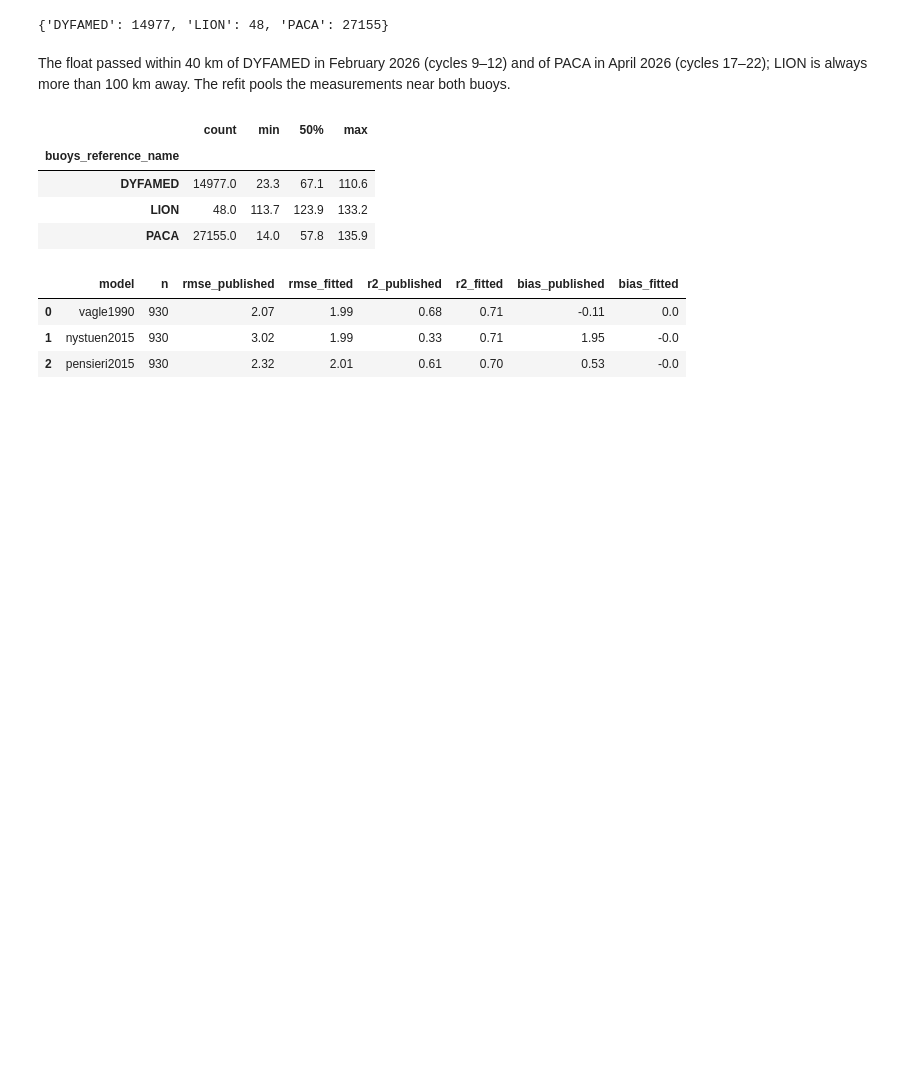
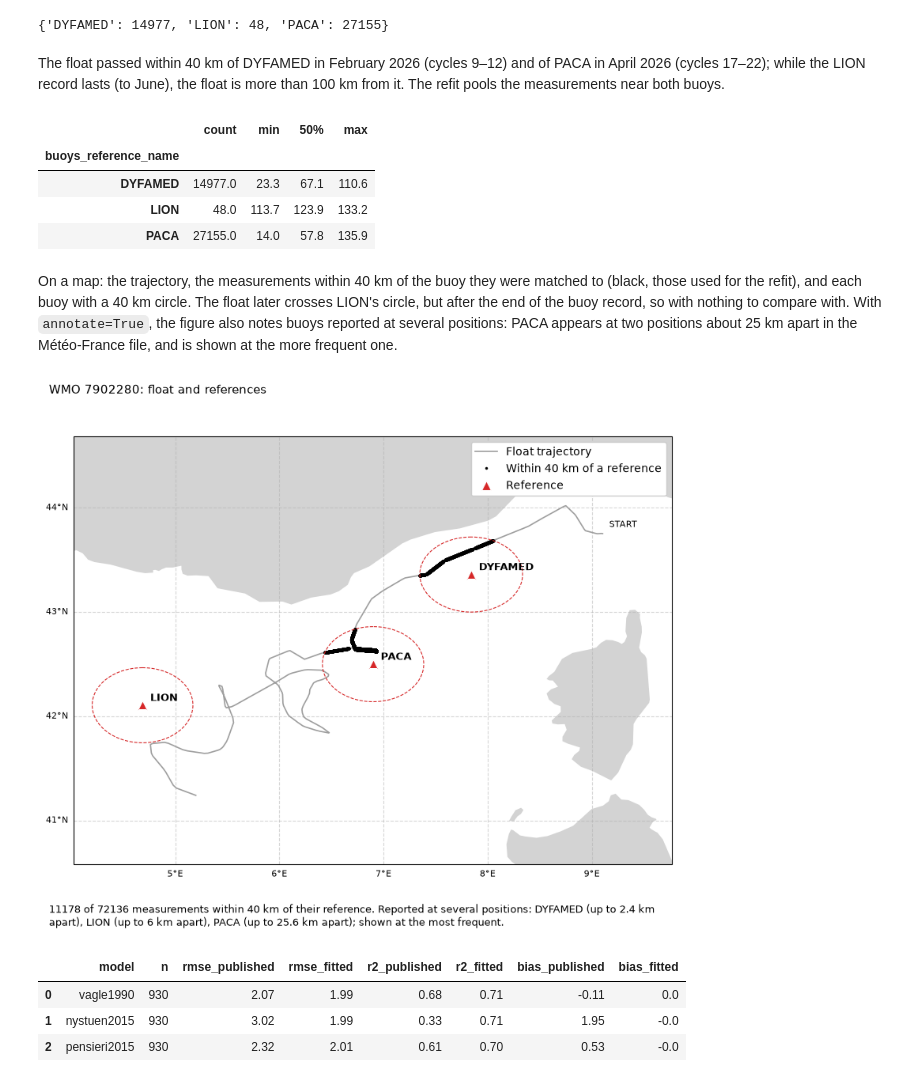
Before and after one commit to louisedelaigue/ArgoPAL, a Jupyter notebook: examples/argopal_tutorial.ipynb, the cells around one changed output. Cells and saved outputs as stored; diff of their text form; code cells hidden in the pictures; blank space fills up the shorter version.

Commit message:
Map of the float trajectory and reference buoys

```diff
--- a/examples/argopal_tutorial.ipynb
+++ b/examples/argopal_tutorial.ipynb
@@ -272,8 +272,9 @@ cal["park"].attrs["references"]["buoys"]["references"]
 {'DYFAMED': 14977, 'LION': 48, 'PACA': 27155}
 # %% [markdown]
 The float passed within 40 km of DYFAMED in February 2026 (cycles 9–12)
-and of PACA in April 2026 (cycles 17–22); LION is always more than 100 km
-away.  The refit pools the measurements near both buoys.
+and of PACA in April 2026 (cycles 17–22); while the LION record lasts
+(to June), the float is more than 100 km from it.  The refit pools the
+measurements near both buoys.
 # %%
 p = cal["park"]
 p.groupby("buoys_reference_name")["buoys_distance_km"].describe()[
@@ -285,6 +286,18 @@ p.groupby("buoys_reference_name")["buoys_distance_km"].describe()[
 | DYFAMED | 14977.0 | 23.3 | 67.1 | 110.6 |
 | LION | 48.0 | 113.7 | 123.9 | 133.2 |
 | PACA | 27155.0 | 14.0 | 57.8 | 135.9 |
+# %% [markdown]
+On a map: the trajectory, the measurements within 40 km of the buoy they
+were matched to (black, those used for the refit), and each buoy with a
+40 km circle.  The float later crosses LION's circle, but after the end of
+the buoy record, so with nothing to compare with.  With `annotate=True`,
+the figure also notes buoys reported at several positions: PACA appears
+at two positions about 25 km apart in the Météo-France file, and is shown
+at the more frequent one.
+# %%
+fig, ax = argopal.plot_reference_map(cal["park"], annotate=True)
+# %% [output]
+[figure, added]
 # %%
 cal["wind_fits"][["model", "n", "rmse_published", "rmse_fitted",
                   "r2_published", "r2_fitted", "bias_published", "bias_fitted"]].round(2)
```
Also changed, not shown: 10 other files.
